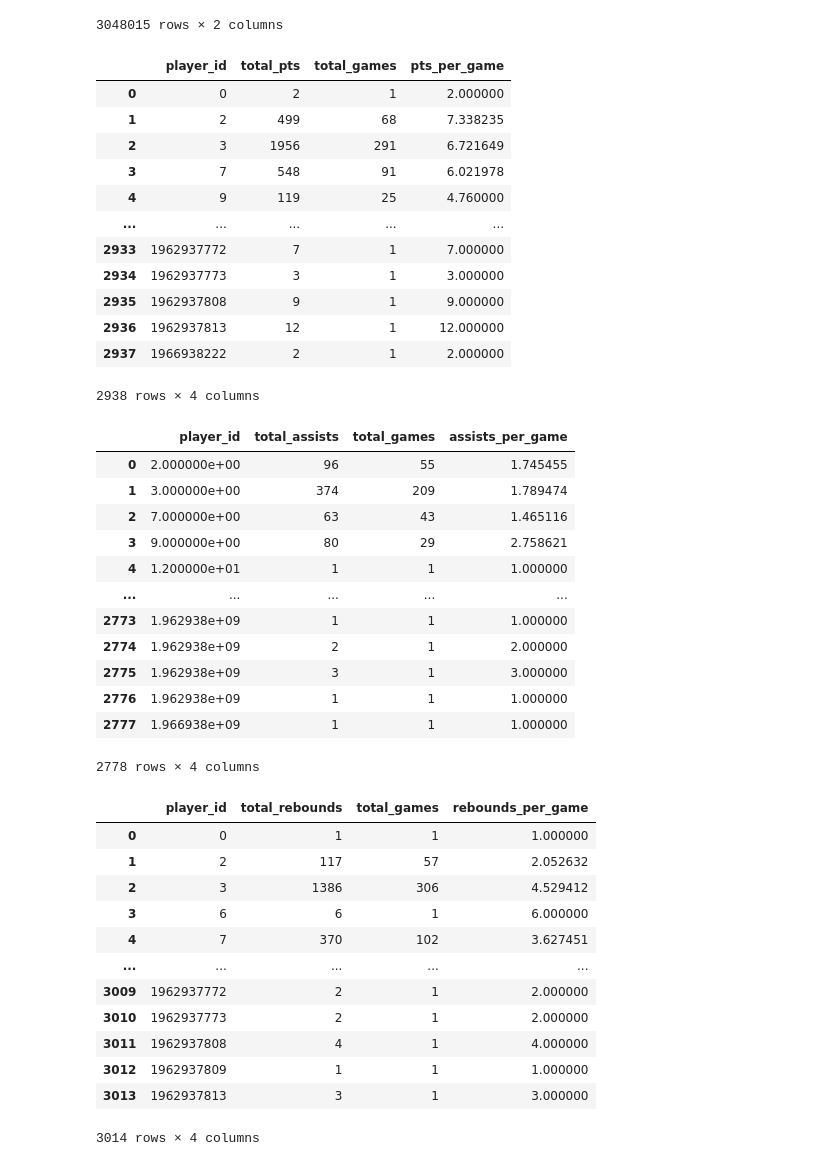
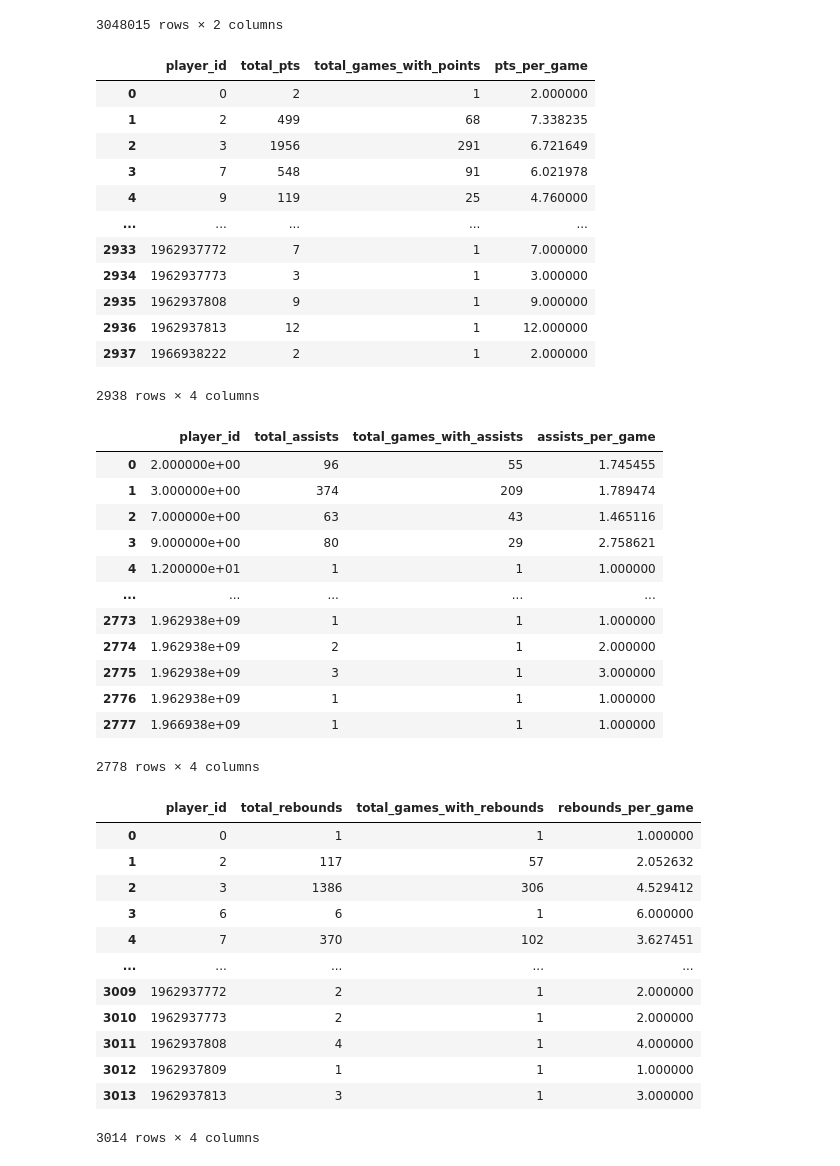
Before and after one commit to AIPAVL0V/python-basketball-project, a Jupyter notebook: notebooks/hypothesis_predraft-points.ipynb, the cells around one changed output. Saved outputs shown, nothing was run; the diff lists cells and outputs as text; code cells hidden in the pictures.

```diff
--- a/notebooks/hypothesis_predraft-points.ipynb
+++ b/notebooks/hypothesis_predraft-points.ipynb
@@ -156,17 +156,17 @@ rebounds
 # %%
 player_game_points = scoring_events.groupby(["game_id", "player1_id"])["pts"].sum().reset_index()
 player_total_points = player_game_points.groupby('player1_id').agg(
         total_pts=("pts", "sum"),
-        total_games=("game_id", "nunique")
+        total_games_with_points=("game_id", "nunique")
     ).reset_index().rename(columns={"player1_id": "player_id"})
 
 player_total_points["pts_per_game"] = (
-    player_total_points["total_pts"] / player_total_points["total_games"]
+    player_total_points["total_pts"] / player_total_points["total_games_with_points"]
 )
 
 player_total_points
 # %% [output]
-|  | player_id | total_pts | total_games | pts_per_game |
+|  | player_id | total_pts | total_games_with_points | pts_per_game |
 | 0 | 0 | 2 | 1 | 2.000000 |
 | 1 | 2 | 499 | 68 | 7.338235 |
 | 2 | 3 | 1956 | 291 | 6.721649 |
@@ -185,20 +185,20 @@ player_total_assists = (
     .groupby("player2_id")
     .agg(
         total_assists=("game_id", "count"),
-        total_games=("game_id", "nunique")
+        total_games_with_assists=("game_id", "nunique")
     )
     .reset_index()
     .rename(columns={"player2_id": "player_id"})
 )
 
 player_total_assists["assists_per_game"] = (
-    player_total_assists["total_assists"] / player_total_assists["total_games"]
+    player_total_assists["total_assists"] / player_total_assists["total_games_with_assists"]
 )
 
 player_total_assists = player_total_assists[player_total_assists['player_id'] != 0]
 player_total_assists
 # %% [output]
-|  | player_id | total_assists | total_games | assists_per_game |
+|  | player_id | total_assists | total_games_with_assists | assists_per_game |
 | 0 | 2.000000e+00 | 96 | 55 | 1.745455 |
 | 1 | 3.000000e+00 | 374 | 209 | 1.789474 |
 | 2 | 7.000000e+00 | 63 | 43 | 1.465116 |
@@ -217,19 +217,19 @@ player_total_rebounds = (
     .groupby("player1_id")
     .agg(
         total_rebounds=("game_id", "count"),
-        total_games=("game_id", "nunique")
+        total_games_with_rebounds=("game_id", "nunique")
     )
     .reset_index()
     .rename(columns={"player1_id": "player_id"})
 )
 
 player_total_rebounds["rebounds_per_game"] = (
-    player_total_rebounds["total_rebounds"] / player_total_rebounds["total_games"]
+    player_total_rebounds["total_rebounds"] / player_total_rebounds["total_games_with_rebounds"]
 )
 
 player_total_rebounds
 # %% [output]
-|  | player_id | total_rebounds | total_games | rebounds_per_game |
+|  | player_id | total_rebounds | total_games_with_rebounds | rebounds_per_game |
 | 0 | 0 | 1 | 1 | 1.000000 |
 | 1 | 2 | 117 | 57 | 2.052632 |
 | 2 | 3 | 1386 | 306 | 4.529412 |
```
Also changed, not shown: parts of 7 cells of this notebook.
